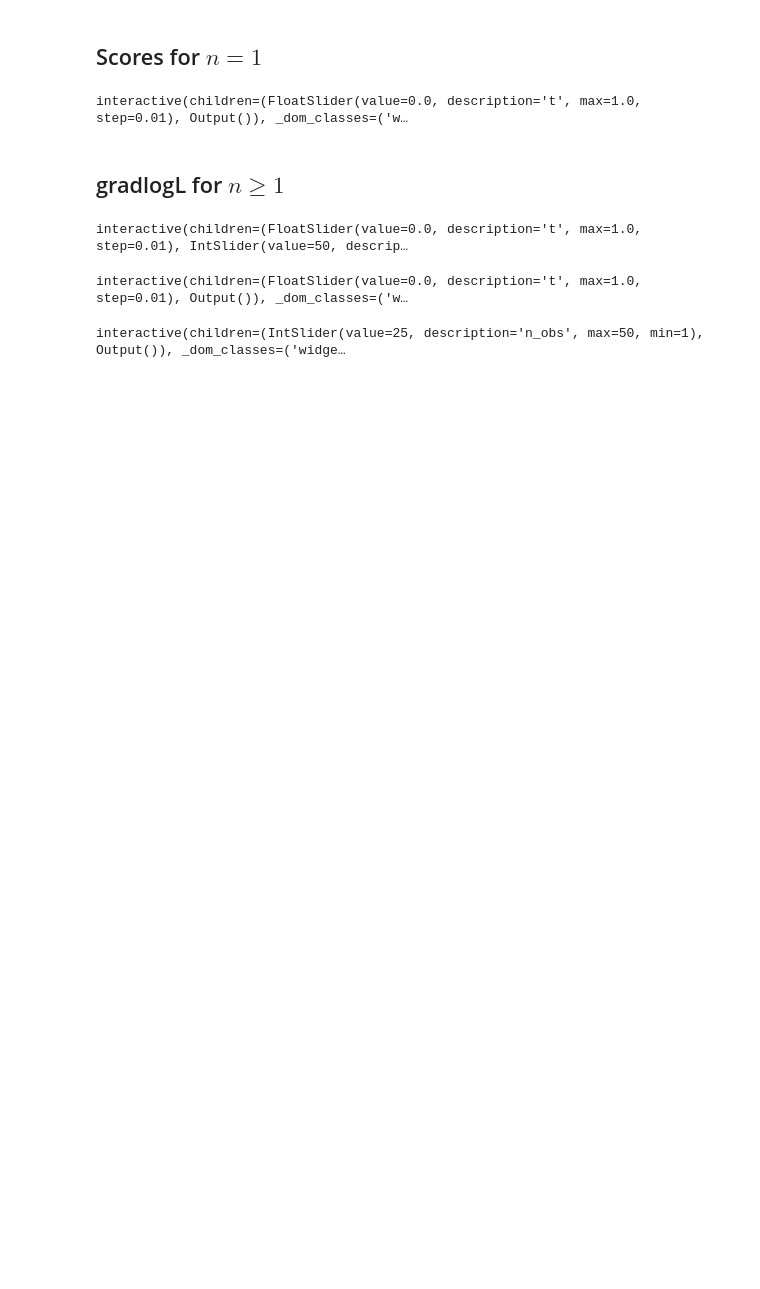
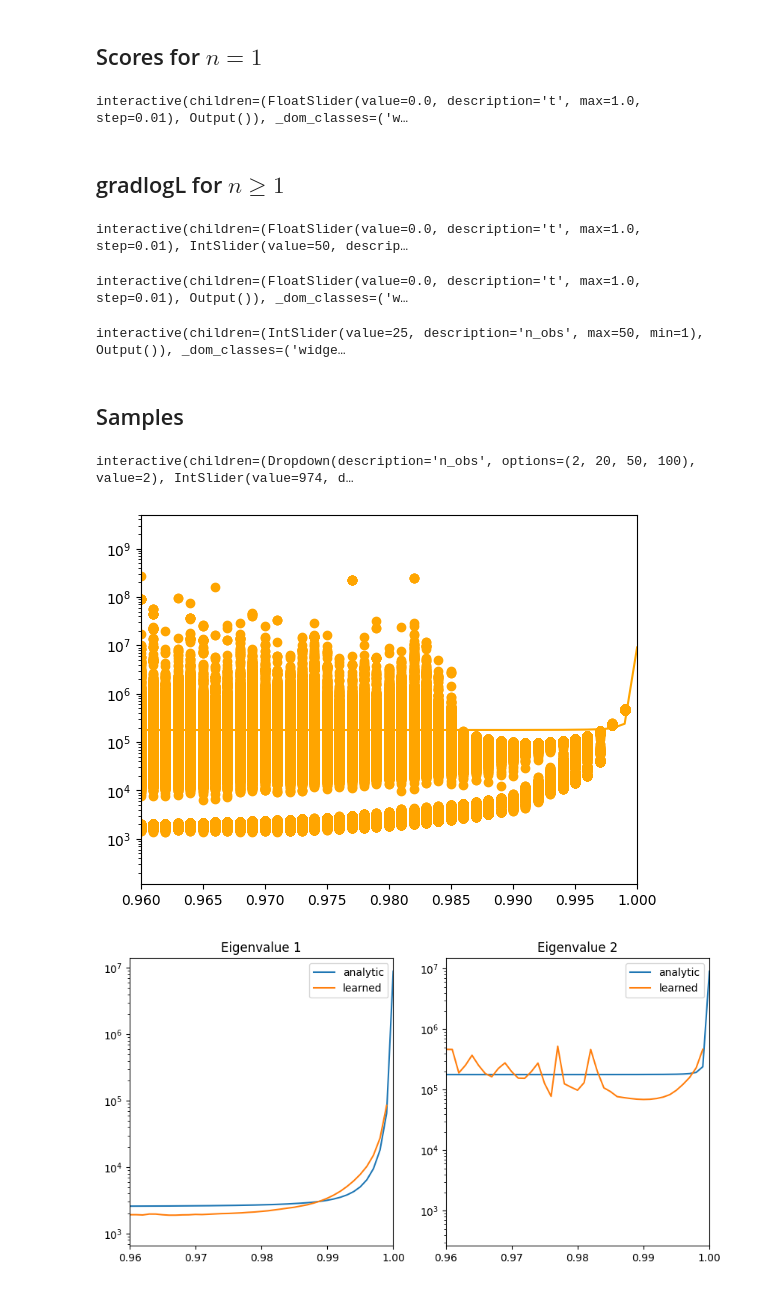
Before and after one commit to JuliaLinhart/diffusions-for-sbi, a Jupyter notebook: notebooks/analtic_vs_learned_debug.ipynb, the cells around one changed output. Saved outputs shown, nothing was run; the diff lists cells and outputs as text; code cells hidden in the pictures; blank space fills up the shorter version.

```diff
--- a/notebooks/analtic_vs_learned_debug.ipynb
+++ b/notebooks/analtic_vs_learned_debug.ipynb
@@ -235,3 +237,76 @@ interact(plot_max_gradlogL_t, n_obs=(1, 50, 1));
 # %% [output]
 interactive(children=(FloatSlider(value=0.0, description='t', max=1.0, step=0.01), Output()), _dom_classes=('w…
 interactive(children=(IntSlider(value=25, description='n_obs', max=50, min=1), Output()), _dom_classes=('widge…
+# %% [markdown]
+## Samples
+# %%
+true_samples = true_posterior.sample((N_SAMPLES,))
+
+def plot_samples(n_obs, t_idx):
+    results = torch.load(f"../results/gaussian/results_dict_n_obs_{n_obs}_lda_criteria.pkl")
+    results_ana = torch.load(f"../results/gaussian/results_dict_n_obs_{n_obs}_assure_psd.pkl")
+    thetas_t = results["all_theta_learned"][t_idx] * theta_train.std(axis=0) + theta_train.mean(axis=0)
+    thetas_ana_t = results_ana["all_theta_ana"][t_idx] * theta_train.std(axis=0) + theta_train.mean(axis=0)
+
+
+    fig, ax = plt.subplots(1, 2, figsize=(10, 5))
+    ax[0].scatter(*true_samples.T, s=1, alpha=0.1, c="blue")
+    ax[0].scatter(thetas_t[:, 0], thetas_t[:, 1], s=1, alpha=0.1, c="orange")
+    ax[0].scatter(theta_true[0], theta_true[1], marker='*', alpha=1, c="black")
+    ax[0].set_title(f"Learned posterior (n_obs={n_obs})")
+    # ax[0].set_xlim(-10, 0)
+    # ax[0].set_ylim(130, 170)
+    ax[0].set_xlabel("theta_1")
+    ax[0].set_ylabel("theta_2")
+    ax[1].scatter(*true_samples.T, s=1, alpha=0.1, c="blue")
+    ax[1].scatter(thetas_ana_t[:, 0], thetas_ana_t[:, 1], s=1, alpha=0.1, c="red")
+    ax[1].scatter(theta_true[0], theta_true[1], marker='*', alpha=1, c="black")
+    ax[1].set_title(f"Analytical posterior (n_obs={n_obs})")
+    # ax[1].set_xlim(-10, 0)
+    # ax[1].set_ylim(130, 170)
+    ax[1].set_xlabel("theta_1")
+    ax[1].set_ylabel("theta_2")
+
+interact(plot_samples, n_obs=[2, 20, 50, 100], t_idx=(950, 999, 1));
+# %% [output]
+interactive(children=(Dropdown(description='n_obs', options=(2, 20, 50, 100), value=2), IntSlider(value=974, d…
+# %%
+n_obs = 100
+results = torch.load(f"../results/gaussian/results_dict_n_obs_{n_obs}_lda_criteria.pkl")
+lda = results["lda"]
+lda_ana = results["lda_ana"]
+
+lda_ana_eigvals = torch.linalg.eigvals(lda_ana).real
+lda_eigvals = torch.linalg.eigvals(lda).real
+
+t = torch.linspace(0, 1, results["all_theta_learned"].shape[0])
+
+# plt.plot(score_net.alpha(t)**.5, lda_ana_eigvals.min(dim=-1).values, 'bx')
+# plt.scatter((torch.flip(score_net.alpha(t)**.5, dims=(0,)))[:-1][:, None].repeat(1, lda_eigvals.shape[1]), lda_eigvals.min(dim=-1).values, color='blue')
+# plt.plot(score_net.alpha(t) ** .5, lda_ana_eigvals.max(dim=-1).values, 'rx')
+# plt.scatter((torch.flip(score_net.alpha(t) ** .5, dims=(0,)))[:-1][:, None].repeat(1, lda_eigvals.shape[1]),
+#             lda_eigvals.max(dim=-1).values, color='red')
+
+plt.plot(torch.flip(t, dims=(0,)), lda_ana_eigvals.max(dim=-1).values, color='orange')
+plt.scatter(t[:-1][:, None].repeat(1, lda_eigvals.shape[1]), lda_eigvals.max(dim=-1).values, color='orange')
+plt.yscale('log')
+plt.xlim(.96, 1)
+plt.show()
+
+fig, ax = plt.subplots(1, 2, figsize=(10, 5))
+ax[0].plot(torch.flip(t, dims=(0,)),lda_ana_eigvals[:,0], label="analytic")
+ax[0].plot(t[:-1], lda_eigvals.mean(axis=1)[:,0], label="learned")
+ax[0].legend()
+ax[0].set_title("Eigenvalue 1")
+ax[0].set_yscale('log')
+ax[0].set_xlim(.96, 1)
+ax[1].plot(torch.flip(t, dims=(0,)),lda_ana_eigvals[:,1], label="analytic")
+ax[1].plot(t[:-1],lda_eigvals.mean(axis=1)[:,1], label="learned")
+ax[1].legend()
+ax[1].set_title("Eigenvalue 2")
+ax[1].set_yscale('log')
+ax[1].set_xlim(.96, 1)
+plt.show()
+# %% [output]
+[figure, added]
+[figure, added]
```
Also changed, not shown: parts of 7 cells of this notebook, 3 other files.
